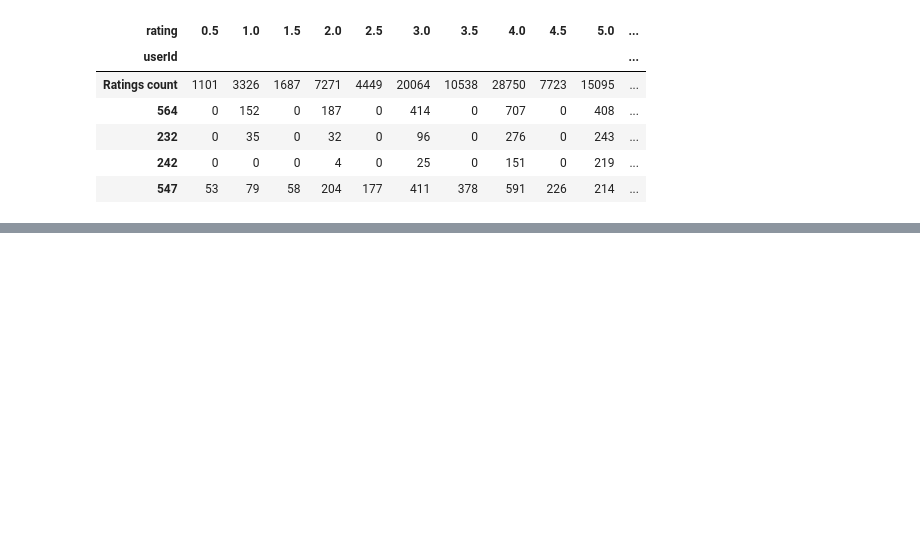
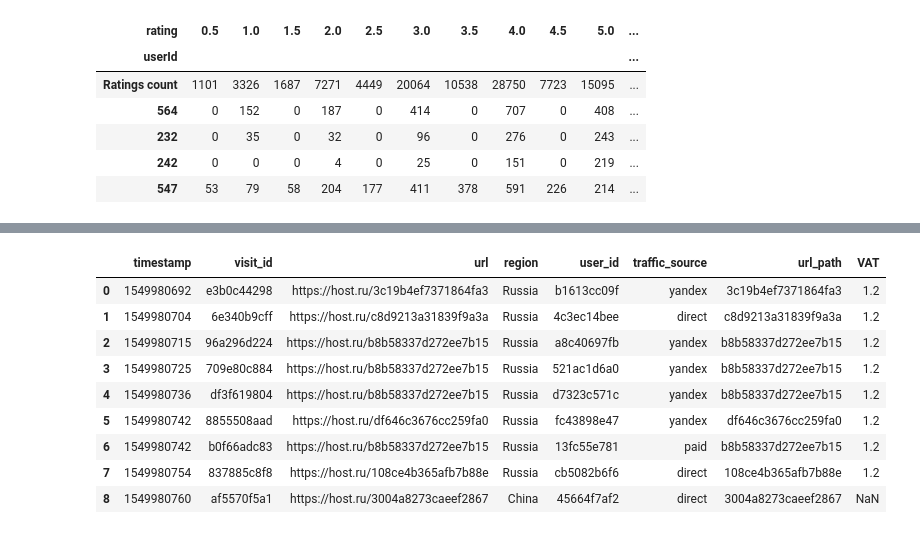
Before and after one commit to Madi-S/Data-Science-Intro, a Jupyter notebook: advanced_pandas_1.ipynb, the cells around one changed output, grey strips where cells are left out. Drawn from its saved outputs; the diff is of its cells as text; code cells hidden in the pictures; blank space fills up the shorter version.

```diff
--- a/advanced_pandas_1.ipynb
+++ b/advanced_pandas_1.ipynb
@@ -211,0 +214,3 @@ ratings_pivot.sort_values(by=5.0, ascending=False).head()
+# %%
+log = pd.read_csv('data/test/visit_log.csv', sep=';')
+log.head()
@@ -211,0 +224,6 @@ ratings_pivot.sort_values(by=5.0, ascending=False).head()
+# %%
+# Count unique pages and get most visited pages
+print(log.url.nunique())
+
+log['url_path'] = log.url.apply(lambda url: url.replace('https://host.ru/', ''))
+log.url_path.value_counts().head()
@@ -211,0 +271,15 @@ ratings_pivot.sort_values(by=5.0, ascending=False).head()
+# %%
+# example of setting new row according to given condtion
+log.loc[log.region == 'Russia', 'VAT'] = 1.2
+log.head(9)
+# %% [output]
+|  | timestamp | visit_id | url | region | user_id | traffic_source | url_path | VAT |
+| 0 | 1549980692 | e3b0c44298 | https://host.ru/3c19b4ef7371864fa3 | Russia | b1613cc09f | yandex | 3c19b4ef7371864fa3 | 1.2 |
+| 1 | 1549980704 | 6e340b9cff | https://host.ru/c8d9213a31839f9a3a | Russia | 4c3ec14bee | direct | c8d9213a31839f9a3a | 1.2 |
+| 2 | 1549980715 | 96a296d224 | https://host.ru/b8b58337d272ee7b15 | Russia | a8c40697fb | yandex | b8b58337d272ee7b15 | 1.2 |
+| 3 | 1549980725 | 709e80c884 | https://host.ru/b8b58337d272ee7b15 | Russia | 521ac1d6a0 | yandex | b8b58337d272ee7b15 | 1.2 |
+| 4 | 1549980736 | df3f619804 | https://host.ru/b8b58337d272ee7b15 | Russia | d7323c571c | yandex | b8b58337d272ee7b15 | 1.2 |
+| 5 | 1549980742 | 8855508aad | https://host.ru/df646c3676cc259fa0 | Russia | fc43898e47 | yandex | df646c3676cc259fa0 | 1.2 |
+| 6 | 1549980742 | b0f66adc83 | https://host.ru/b8b58337d272ee7b15 | Russia | 13fc55e781 | paid | b8b58337d272ee7b15 | 1.2 |
+| 7 | 1549980754 | 837885c8f8 | https://host.ru/108ce4b365afb7b88e | Russia | cb5082b6f6 | direct | 108ce4b365afb7b88e | 1.2 |
+| 8 | 1549980760 | af5570f5a1 | https://host.ru/3004a8273caeef2867 | China | 45664f7af2 | direct | 3004a8273caeef2867 | NaN |
```
Also changed, not shown: parts of 30 cells of this notebook.
